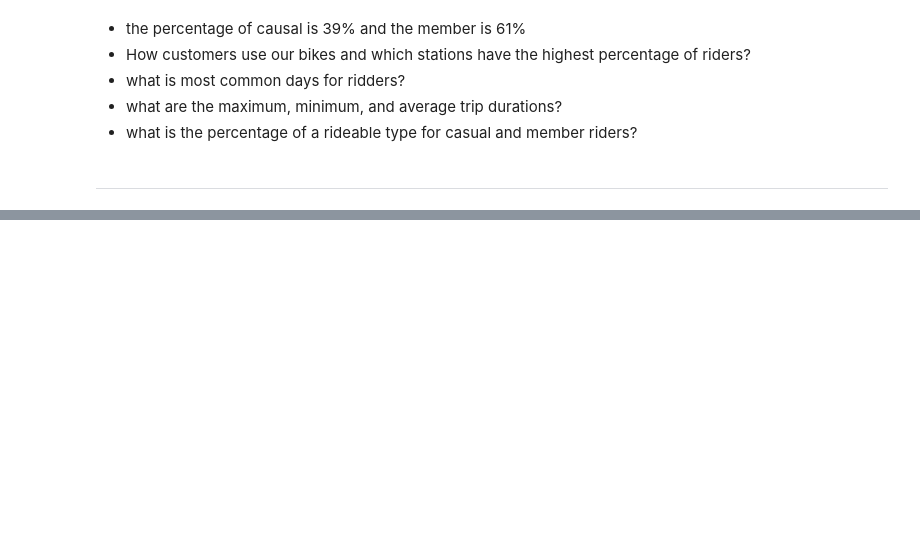
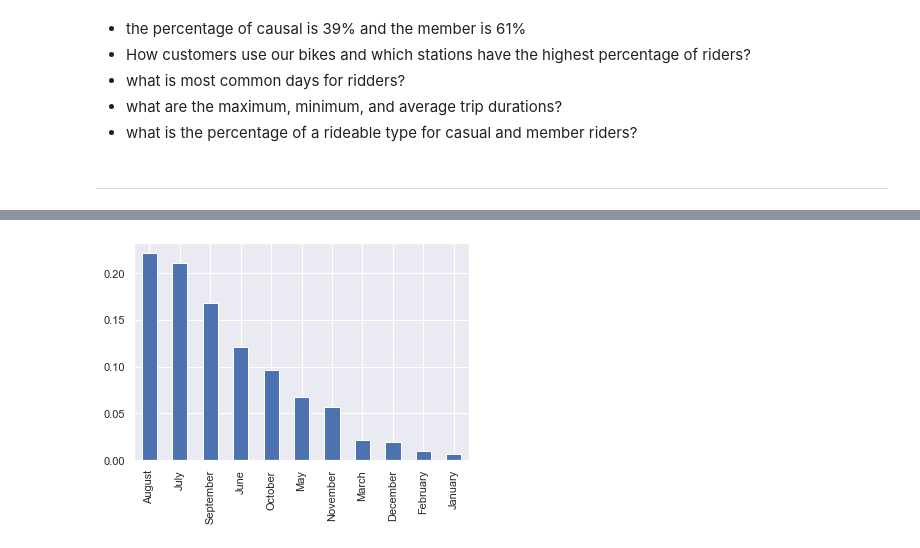
Before and after one commit to SABRIOUS/Google_Data_Analysis_Capstone, a Jupyter notebook: test_bkies.ipynb, the cells around one changed output, grey strips where cells are left out. Saved outputs shown, nothing was run; the diff lists cells and outputs as text; code cells hidden in the pictures; blank space fills up the shorter version.

Commit message:
finishing casual

```diff
--- a/test_bkies.ipynb
+++ b/test_bkies.ipynb
@@ -190,0 +231,5 @@ df_casual.head()
+# %%
+#this bar graph will show us the most common month for casual riders
+(df_casual['month'].value_counts()/df_casual.shape[0]).plot(kind='bar');
+# %% [output]
+[figure, added]
```
Also changed, not shown: parts of 11 cells of this notebook.
